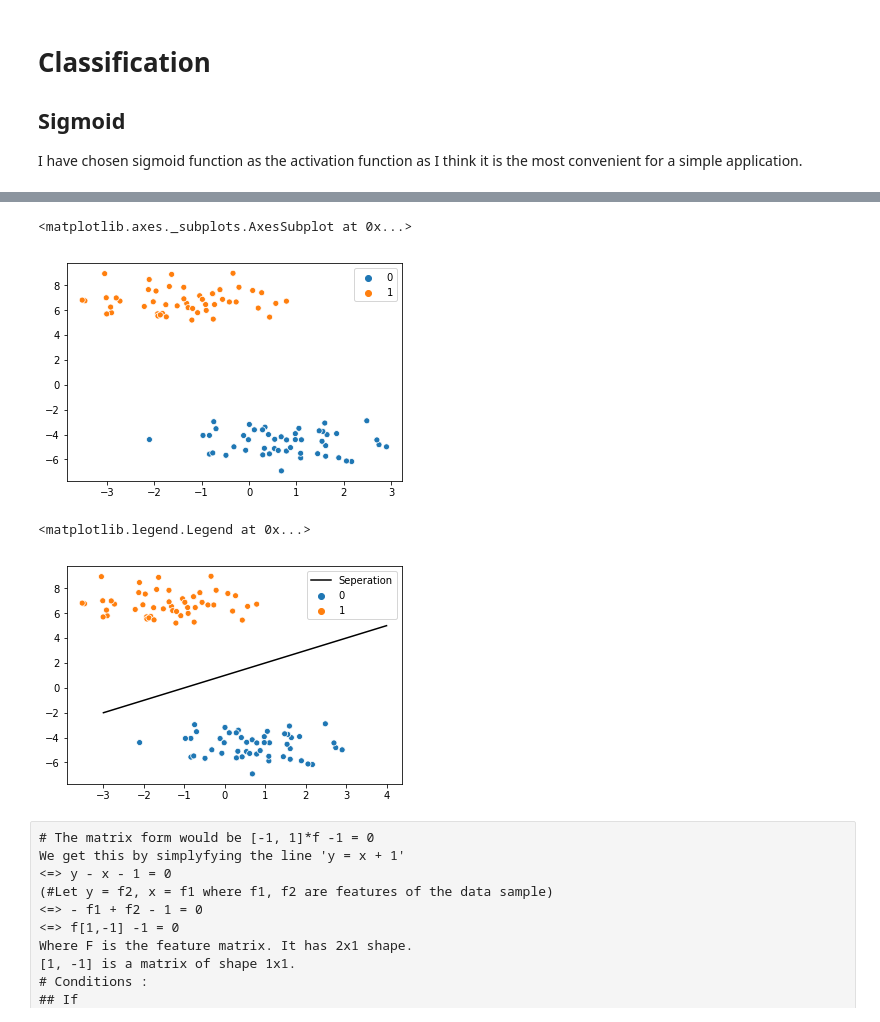
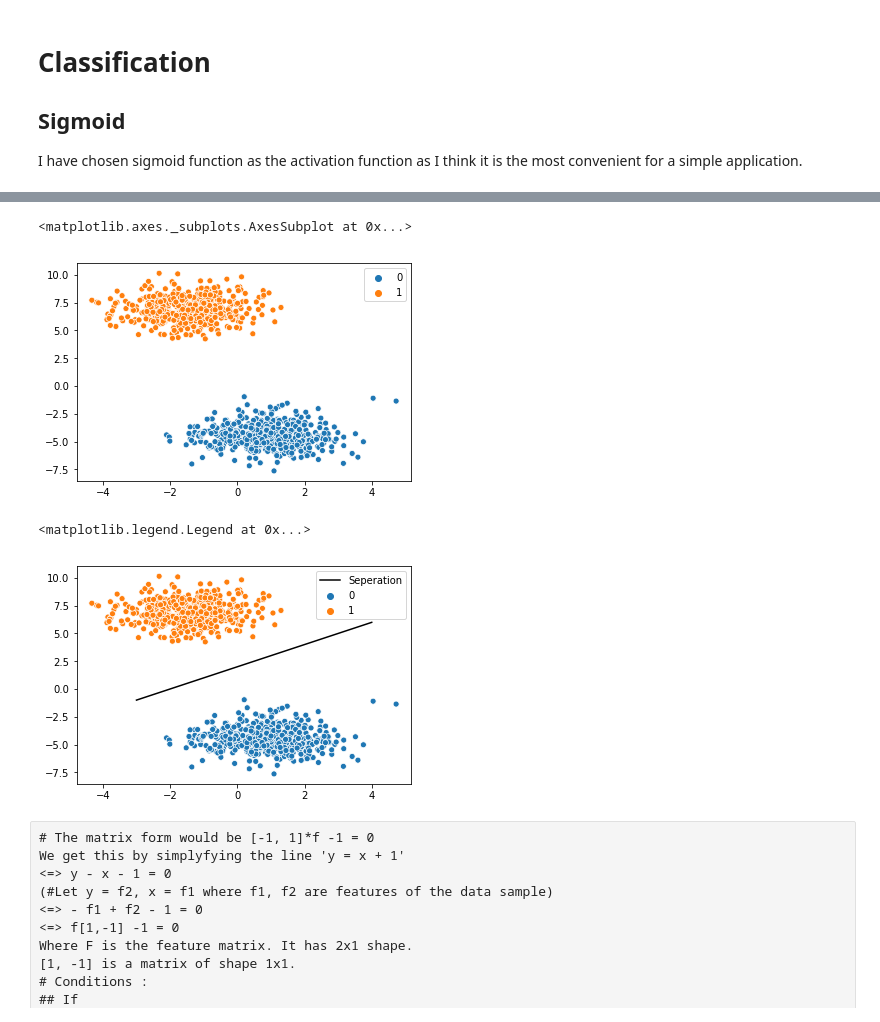
Before and after one commit to Vedant1202/Manual_Neural_Network, a Jupyter notebook: Manual_neural_net.ipynb, the cells around one changed output, grey strips where cells are left out. Cells and saved outputs as stored; diff of their text form; code cells hidden in the pictures.

Commit message:
Made some code enhancements
Also reduced test data size as it was not able to show up on Github

```diff
--- a/Manual_neural_net.ipynb
+++ b/Manual_neural_net.ipynb
@@ -140,7 +140,7 @@ class Sigmoid(Operation):
 # %%
 from sklearn.datasets import make_blobs
 # %%
-data = make_blobs(n_samples=100, n_features=2, centers=2, random_state=100)
+data = make_blobs(n_samples=1000, n_features=2, centers=2, random_state=100)
 ## This creates a basic bindry classification problem which is perfect for
 ## testing this neural network
 # %%
@@ -233,16 +219,16 @@ labels = data[1]
 sns.scatterplot(x=features[:,0], y=features[:,1], hue=labels)
 # %% [output]
 <matplotlib.axes._subplots.AxesSubplot at 0x...>
-[figure, old version]
+[figure, new version]
 # %%
 x = np.linspace(-3, 4)
-y = x + 1 ## You could try different line parameters as well
+y = x + 2 ## You could try different line parameters as well
 sns.scatterplot(x=features[:,0], y=features[:,1], hue=labels)
 plt.plot(x, y, 'k', label='Seperation')
 plt.legend()
 # %% [output]
 <matplotlib.legend.Legend at 0x...>
-[figure, old version]
+[figure, new version]
 # %% [raw]
 # The matrix form would be [-1, 1]*f -1 = 0
 We get this by simplyfying the line 'y = x + 1'
```
Also changed, not shown: parts of 19 cells of this notebook.
